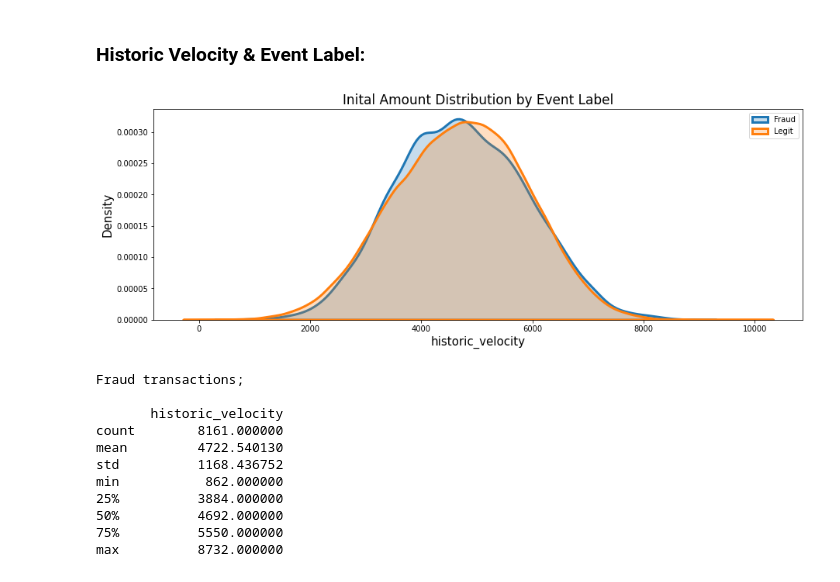
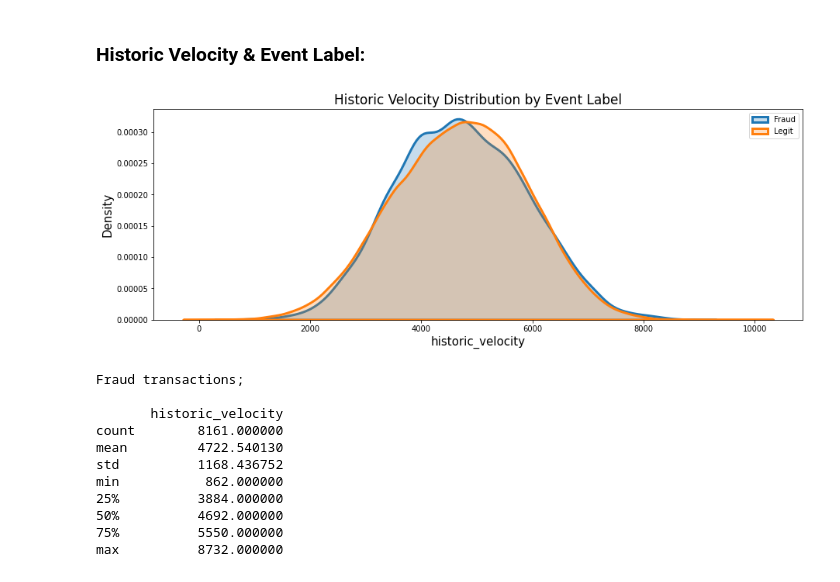
Before and after one commit to ElifKarakutukDinc/Fraud_Analytics_Case_Study, a Jupyter notebook: EDA.ipynb, the cells around one changed output. Drawn from its saved outputs; the diff is of its cells as text; code cells hidden in the pictures.

```diff
--- a/EDA.ipynb
+++ b/EDA.ipynb
@@ -506,20 +508,21 @@ Mode:
 ### Historic Velocity & Event Label:
 # %%
 # To see transaction amount distribution for Historic Velocity column:
+
 distplot_viz(
     data=df_data,
     column="historic_velocity",
     separate_column="EVENT_LABEL",
     condition_1="fraud",
     condition_2="legit",
     label1="Fraud",
     label2="Legit",
-    title="Inital Amount Distribution by Event Label",
+    title="Historic Velocity Distribution by Event Label",
     color1="blue",
     color2="red",
 )
 # %% [output]
-[figure, old version]
+[figure, new version]
 # %%
 list_of_column_descriptive = ["historic_velocity"]
 print("Fraud transactions; \n")
```
Also changed, not shown: parts of 6 cells of this notebook.
